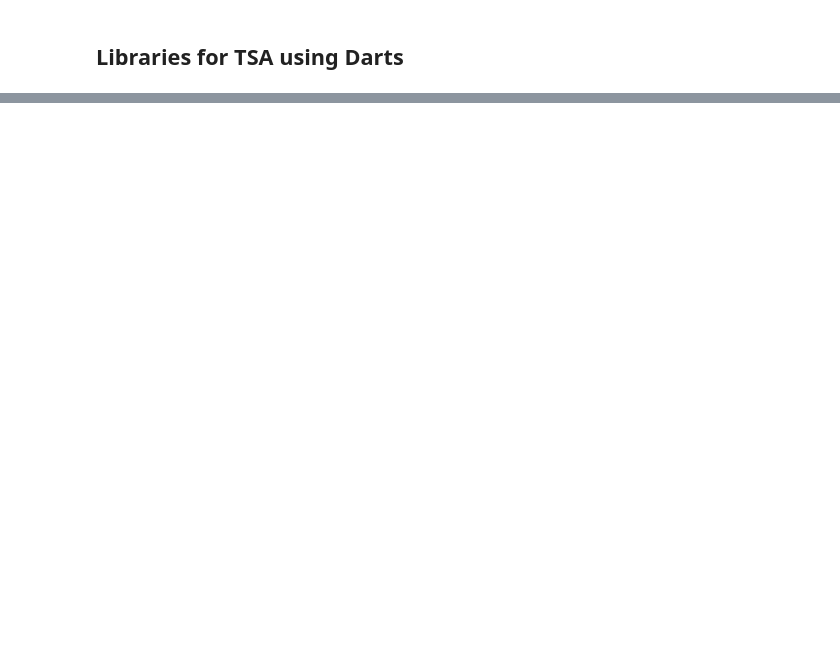
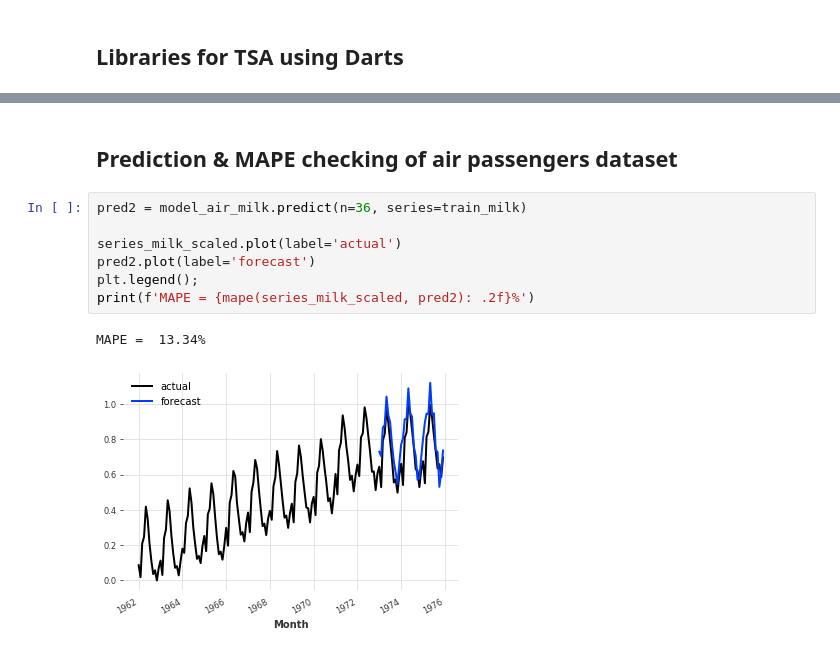
Before and after one commit to sinchan-s/time-series-analysis, a Jupyter notebook: tsa-darts.ipynb, the cells around one changed output, grey strips where cells are left out. Saved outputs shown, nothing was run; the diff lists cells and outputs as text; blank space fills up the shorter version.

```diff
--- a/tsa-darts.ipynb
+++ b/tsa-darts.ipynb
@@ -73,0 +103,12 @@ DatasetLoadingException: Could not download the dataset. Reason:ConnectionError(
+# %% [markdown]
+## Prediction & MAPE checking of air passengers dataset
+# %%
+pred2 = model_air_milk.predict(n=36, series=train_milk)
+
+series_milk_scaled.plot(label='actual')
+pred2.plot(label='forecast')
+plt.legend();
+print(f'MAPE = {mape(series_milk_scaled, pred2): .2f}%')
+# %% [output]
+MAPE =  13.34%
+[figure, added]
```
Also changed, not shown: parts of 18 cells of this notebook.
